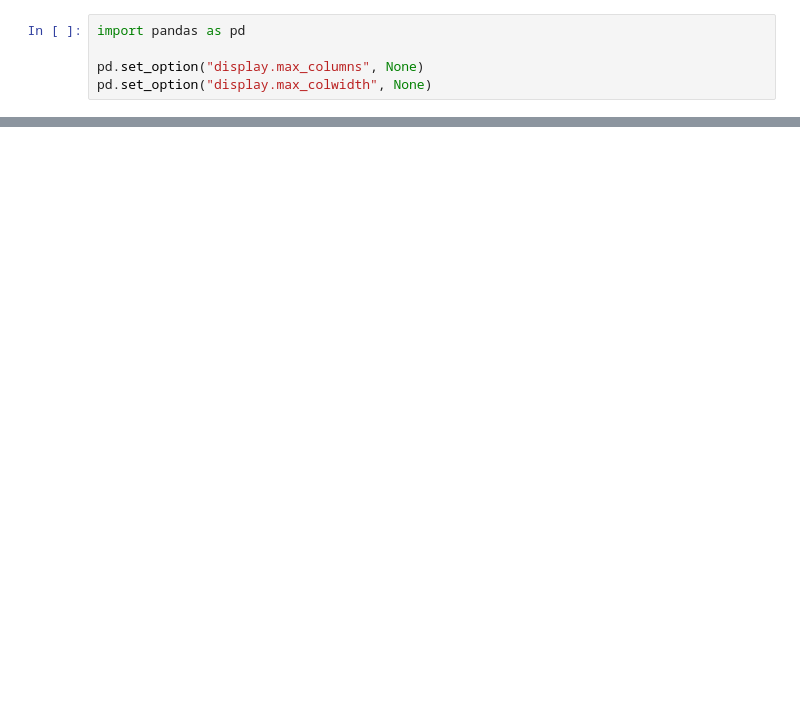
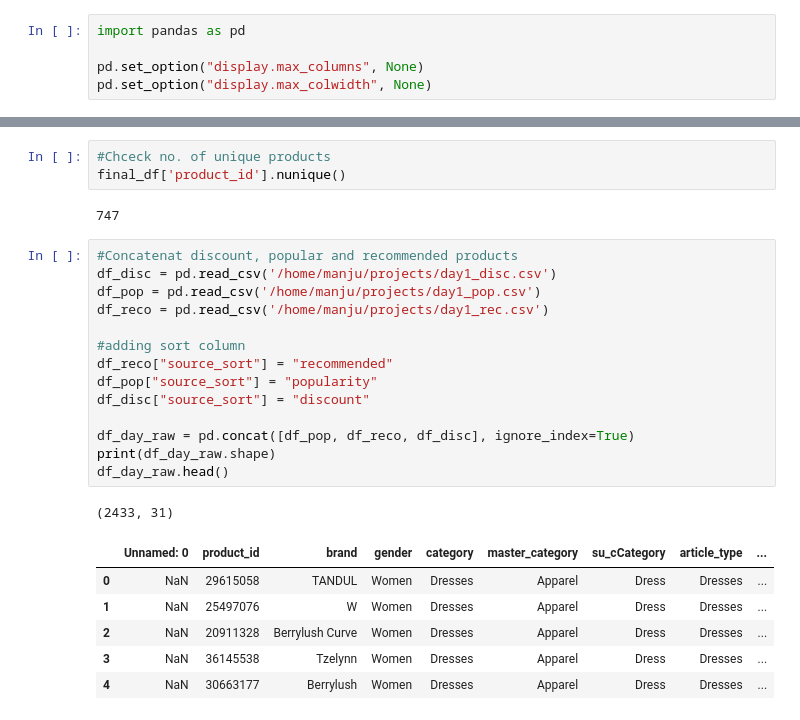
Before and after one commit to manjuq/ecommerce_product_scraping, a Jupyter notebook: scrape_product_listings.ipynb, the cells around one changed output, grey strips where cells are left out. Cells and saved outputs as stored; diff of their text form; blank space fills up the shorter version.

```diff
--- a/scrape_product_listings.ipynb
+++ b/scrape_product_listings.ipynb
@@ -162,0 +165,27 @@ Total rows so far: 466
+# %%
+#Chceck no. of unique products
+final_df['product_id'].nunique()
+# %% [output]
+747
+# %%
+#Concatenat discount, popular and recommended products
+df_disc = pd.read_csv('/home/manju/projects/day1_disc.csv')
+df_pop = pd.read_csv('/home/manju/projects/day1_pop.csv')
+df_reco = pd.read_csv('/home/manju/projects/day1_rec.csv')
+
+#adding sort column
+df_reco["source_sort"] = "recommended"
+df_pop["source_sort"] = "popularity"
+df_disc["source_sort"] = "discount"
+
+df_day_raw = pd.concat([df_pop, df_reco, df_disc], ignore_index=True)
+print(df_day_raw.shape)
+df_day_raw.head()
+# %% [output]
+(2433, 31)
+|  | Unnamed: 0 | product_id | brand | gender | category | master_category | su_cCategory | article_type | ... |
+| 0 | NaN | 29615058 | TANDUL | Women | Dresses | Apparel | Dress | Dresses | ... |
+| 1 | NaN | 25497076 | W | Women | Dresses | Apparel | Dress | Dresses | ... |
+| 2 | NaN | 20911328 | Berrylush Curve | Women | Dresses | Apparel | Dress | Dresses | ... |
+| 3 | NaN | 36145538 | Tzelynn | Women | Dresses | Apparel | Dress | Dresses | ... |
+| 4 | NaN | 30663177 | Berrylush | Women | Dresses | Apparel | Dress | Dresses | ... |
```
Also changed, not shown: parts of 10 cells of this notebook.
